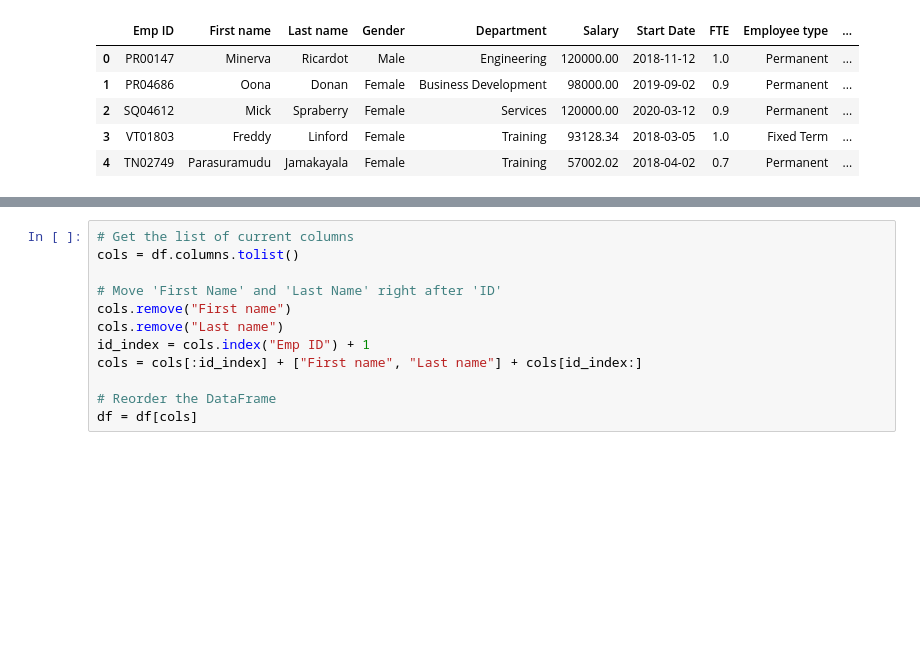
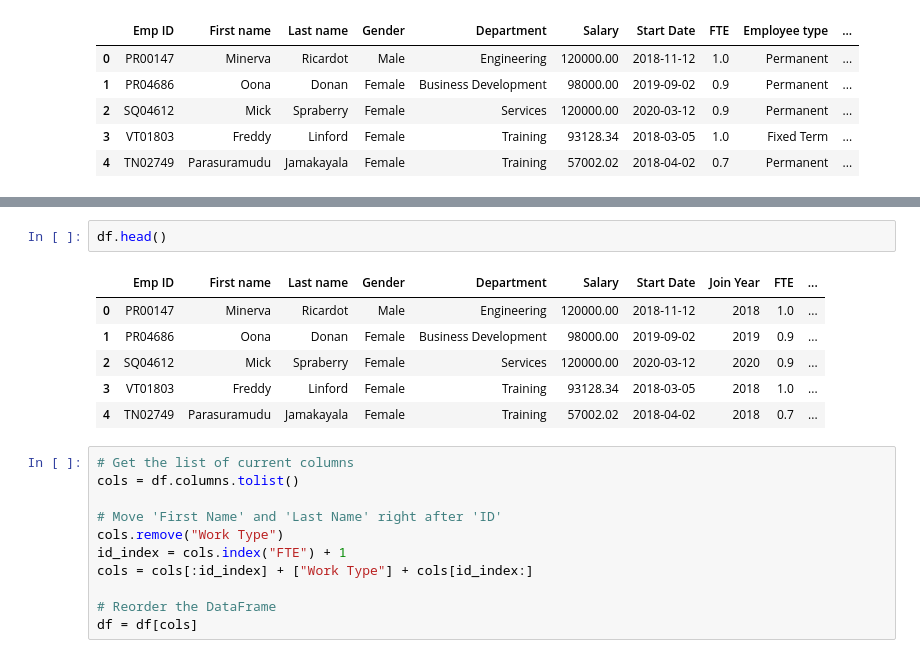
Before and after one commit to gauravvxv/Employee-Analytics-Dashboard, a Jupyter notebook: Notebook/Staff.ipynb, the cells around one changed output, grey strips where cells are left out. Saved outputs shown, nothing was run; the diff lists cells and outputs as text; blank space fills up the shorter version.

```diff
--- a/Notebook/Staff.ipynb
+++ b/Notebook/Staff.ipynb
@@ -255,12 +289,20 @@ df.head()
+# %%
+df.head()
+# %% [output]
+|  | Emp ID | First name | Last name | Gender | Department | Salary | Start Date | Join Year | FTE | ... |
+| 0 | PR00147 | Minerva | Ricardot | Male | Engineering | 120000.00 | 2018-11-12 | 2018 | 1.0 | ... |
+| 1 | PR04686 | Oona | Donan | Female | Business Development | 98000.00 | 2019-09-02 | 2019 | 0.9 | ... |
+| 2 | SQ04612 | Mick | Spraberry | Female | Services | 120000.00 | 2020-03-12 | 2020 | 0.9 | ... |
+| 3 | VT01803 | Freddy | Linford | Female | Training | 93128.34 | 2018-03-05 | 2018 | 1.0 | ... |
+| 4 | TN02749 | Parasuramudu | Jamakayala | Female | Training | 57002.02 | 2018-04-02 | 2018 | 0.7 | ... |
 # %%
 # Get the list of current columns
 cols = df.columns.tolist()
 
 # Move 'First Name' and 'Last Name' right after 'ID'
-cols.remove("First name")
-cols.remove("Last name")
-id_index = cols.index("Emp ID") + 1
-cols = cols[:id_index] + ["First name", "Last name"] + cols[id_index:]
+cols.remove("Work Type")
+id_index = cols.index("FTE") + 1
+cols = cols[:id_index] + ["Work Type"] + cols[id_index:]
 
 # Reorder the DataFrame
 df = df[cols]
```
Also changed, not shown: parts of 12 cells of this notebook.
